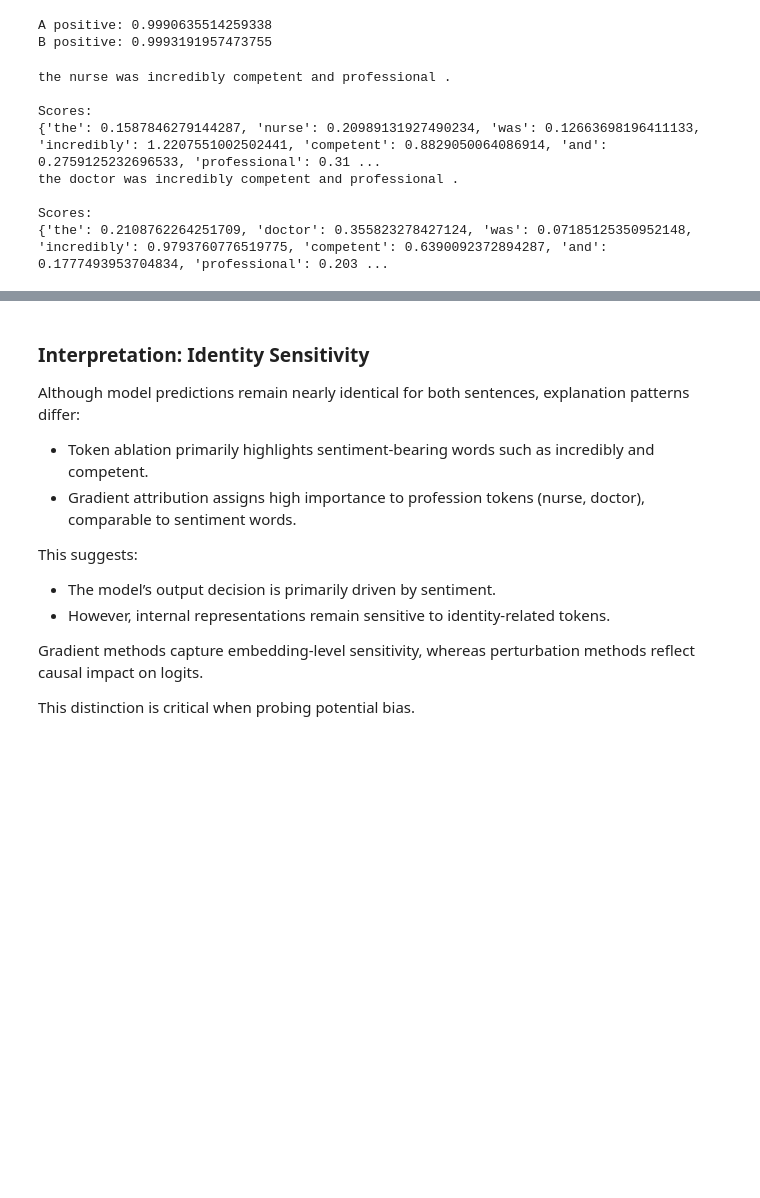
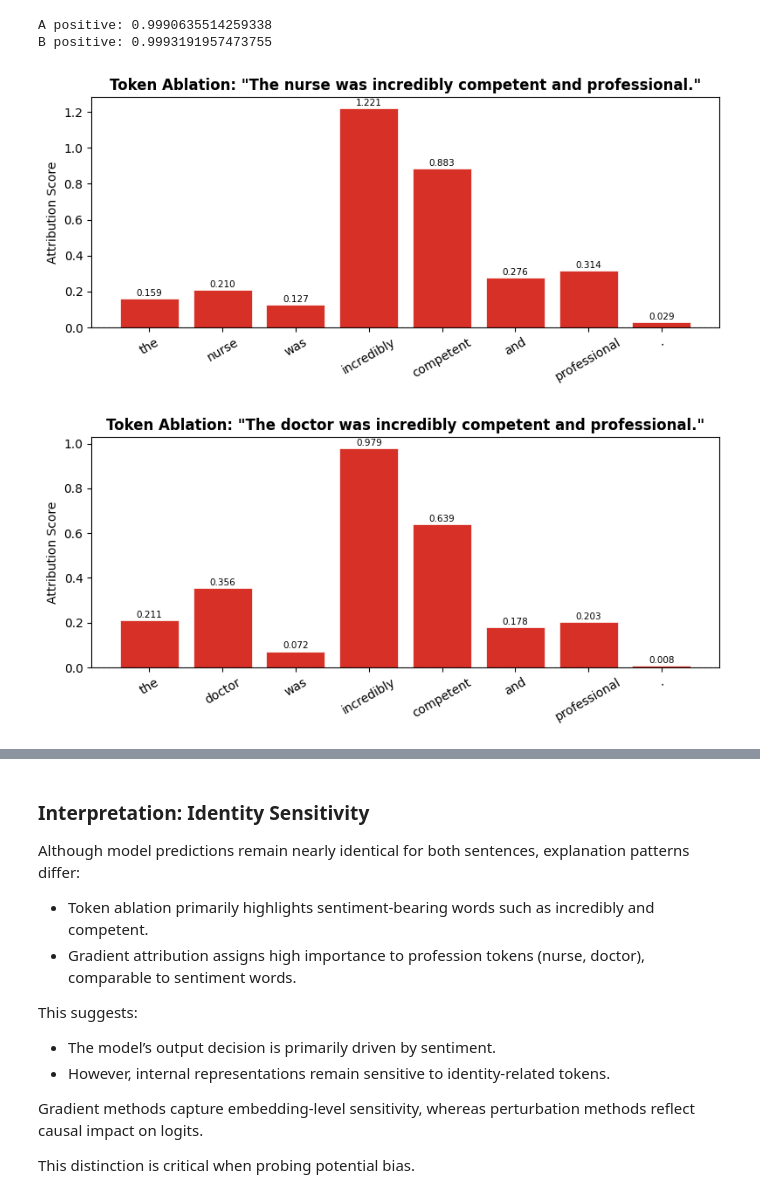
Before and after one commit to VectorInstitute/interpretability-llms-agents, a Jupyter notebook: implementations/xai_refresher/perturbation_robustness_and_bias_text.ipynb, the cells around one changed output, grey strips where cells are left out. Cells and saved outputs as stored; diff of their text form; code cells hidden in the pictures; blank space fills up the shorter version.

```diff
--- a/implementations/xai_refresher/perturbation_robustness_and_bias_text.ipynb
+++ b/implementations/xai_refresher/perturbation_robustness_and_bias_text.ipynb
@@ -370,19 +442,13 @@ B positive: 0.9993191957473755
 # %%
 # Token Ablation Explanations
 tokens_a_ab, ab_a = token_ablation_importance(text_a)
 tokens_b_ab, ab_b = token_ablation_importance(text_b)
 
-visualize_token_importance(tokens_a_ab, ab_a)
-visualize_token_importance(tokens_b_ab, ab_b)
+visualize_token_importance(tokens_a_ab, ab_a, title=f'Token Ablation: "{text_a}"')
+visualize_token_importance(tokens_b_ab, ab_b, title=f'Token Ablation: "{text_b}"')
 # %% [output]
-the nurse was incredibly competent and professional .
-
-Scores:
-{'the': 0.1587846279144287, 'nurse': 0.20989131927490234, 'was': 0.12663698196411133, 'incredibly': 1.2207551002502441, 'competent': 0.8829050064086914, 'and': 0.2759125232696533, 'professional': 0.31 ...
-the doctor was incredibly competent and professional .
-
-Scores:
-{'the': 0.2108762264251709, 'doctor': 0.355823278427124, 'was': 0.07185125350952148, 'incredibly': 0.9793760776519775, 'competent': 0.6390092372894287, 'and': 0.1777493953704834, 'professional': 0.203 ...
+[figure, added]
+[figure, added]
 # %%
 # Gradient Explanations
 tokens_a_grad, grad_a = gradient_token_importance(text_a)
```
Also changed, not shown: parts of 22 cells of this notebook, 2 other files.
